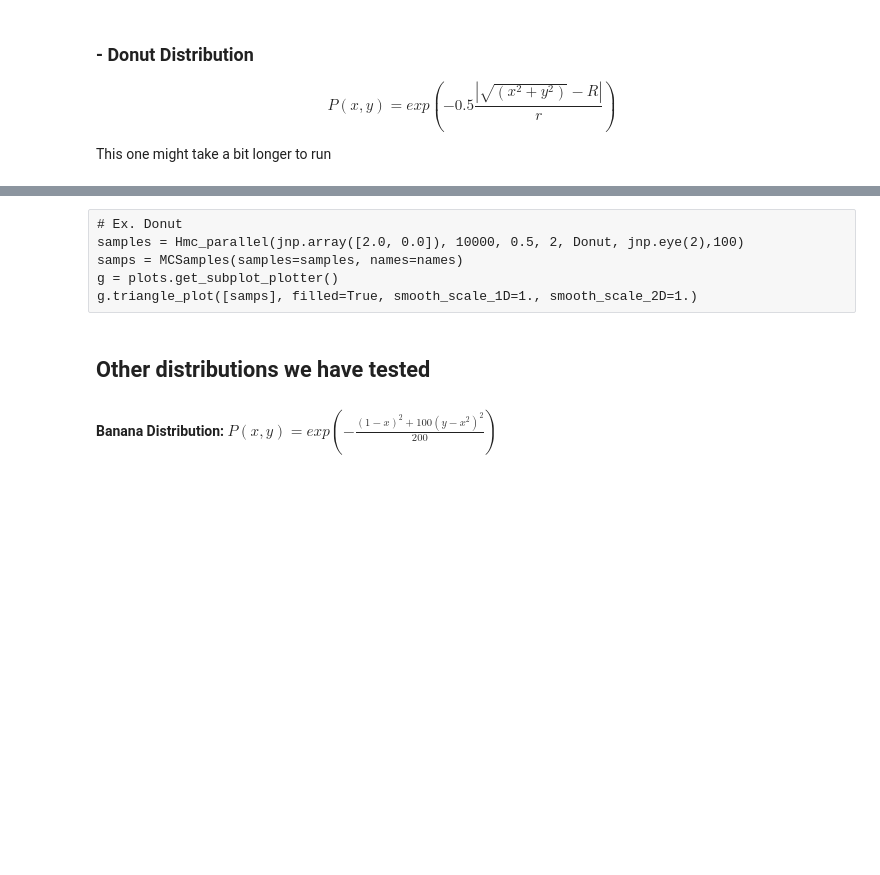
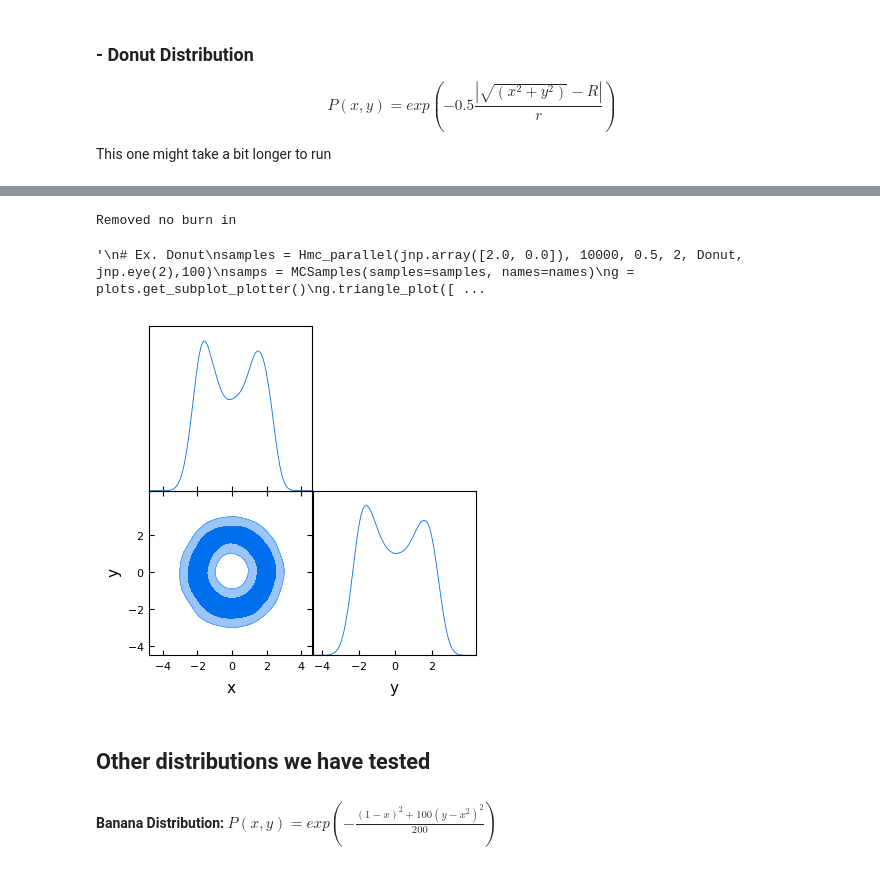
Before and after one commit to ua-2025q3-astr501-513/p1-the-physics-team, a Jupyter notebook: doc/theory.ipynb, the cells around one changed output, grey strips where cells are left out. Saved outputs shown, nothing was run; the diff lists cells and outputs as text; code cells hidden in the pictures; blank space fills up the shorter version.

Commit message:
Added some comments and distribution examples

```diff
--- a/doc/theory.ipynb
+++ b/doc/theory.ipynb
@@ -303,7 +303,30 @@ def Hmc_Vectorized(q0_array, Nsamples, dt, Nsteps, L, Mass, burnin=0, rng_key=No
     """
     Vectorized Hamiltonian Monte Carlo (HMC) sampling.
 
-    TODO: Add comments later
+    Parameters
+    ----------
+    q0 : array-like
+        Initial position (a parameter vector).
+    Nsamples : int
+        Number of samples.
+    dt : float
+        Time size for every leapfrog integration step.
+    Nsteps : int
+        Number of leapfrog steps per sample.
+    L : callable
+        Likelihood distribution function of position/parameter.
+    Mass : array-like
+        Mass matrix.
+    burnin : int, optional
+        Number of initial samples to discard. Default is 0.
+
+    rng_key: array-like, optional
+        PRNG key (an array of seeds) to be used in random sampling. Defaults to a PRNG key with seed = 0.
+
+    Returns
+    -------
+    np.ndarray
+        Array of accepted samples after burn-in.
     """
 
     if rng_key is None:
@@ -457,6 +445,0 @@ def Donut(q, R=2.0, r=0.5):
-# %% [raw]
-# Ex. Donut
-samples = Hmc_parallel(jnp.array([2.0, 0.0]), 10000, 0.5, 2, Donut, jnp.eye(2),100)
-samps = MCSamples(samples=samples, names=names)
-g = plots.get_subplot_plotter()
-g.triangle_plot([samps], filled=True, smooth_scale_1D=1., smooth_scale_2D=1.)
@@ -463,3 +480,22 @@ g.triangle_plot([samps], filled=True, smooth_scale_1D=1., smooth_scale_2D=1.)
+# %%
+# Ex. Donut
+key = random.PRNGKey(42)
+q0_array = random.normal(key, (16, 2))  # 16 independent chains
+
+mass = jnp.eye(2)
+names = ['x', 'y']
+
+# === Run Vectorized HMC ===
+samples = Hmc_Vectorized(q0_array, Nsamples=5000, dt=0.1, Nsteps=20, L=Donut, Mass=mass, burnin=50, rng_key=key)
+hmc_samps = MCSamples(samples=samples, names=names, label="HMC (Donut)")
+
+# === Plot ===
+g = plots.get_subplot_plotter()
+g.triangle_plot([hmc_samps], filled=True, smooth_scale_1D=1.0, smooth_scale_2D=1.0)
+# %% [output]
+Removed no burn in
+'\n# Ex. Donut\nsamples = Hmc_parallel(jnp.array([2.0, 0.0]), 10000, 0.5, 2, Donut, jnp.eye(2),100)\nsamps = MCSamples(samples=samples, names=names)\ng = plots.get_subplot_plotter()\ng.triangle_plot([ ...
+[figure, added]
 # %% [markdown]
 ## Other distributions we have tested
 
```
Also changed, not shown: parts of 3 cells of this notebook.
